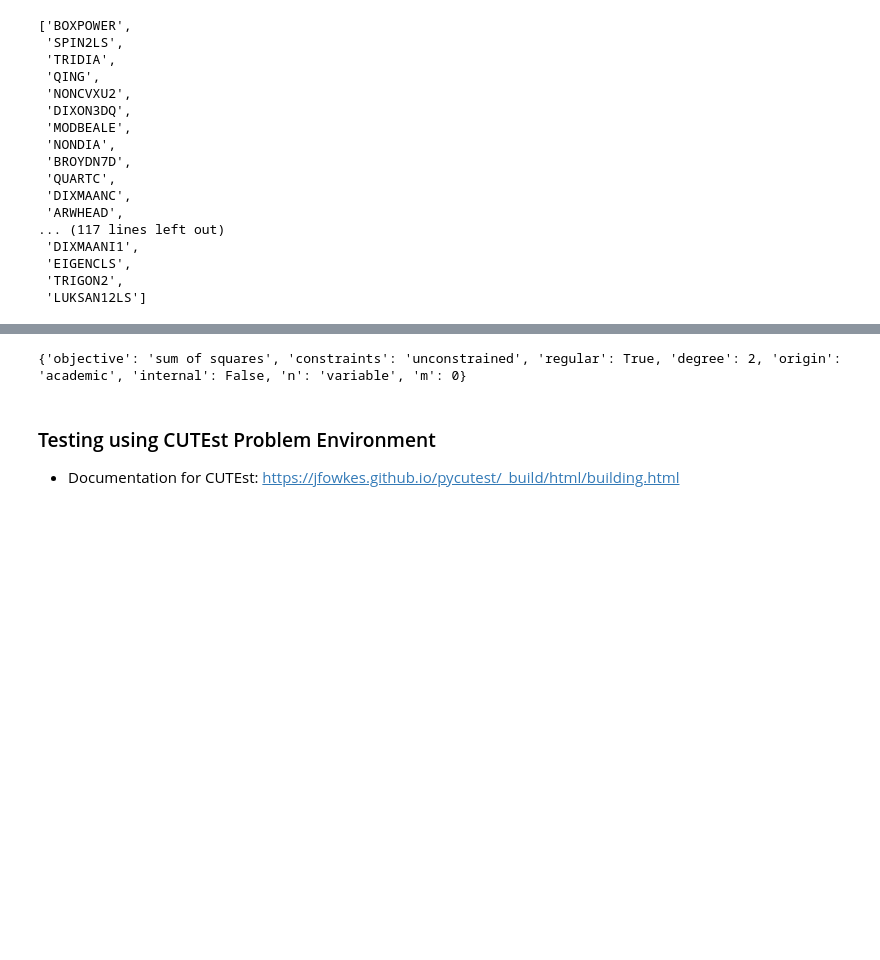
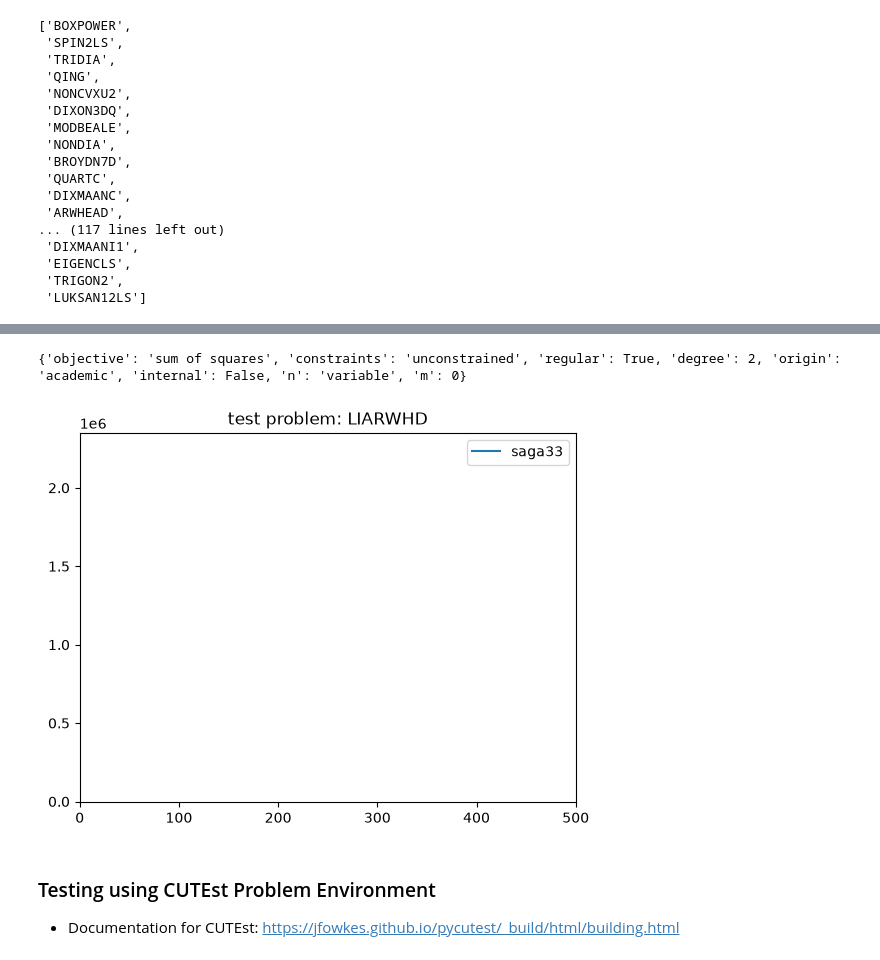
Before and after one commit to rileywuisme/Derivative-Free-Optimization-methods, a Jupyter notebook: SSD_draft.ipynb, the cells around one changed output, grey strips where cells are left out. Cells and saved outputs as stored; diff of their text form; code cells hidden in the pictures; blank space fills up the shorter version.

```diff
--- a/SSD_draft.ipynb
+++ b/SSD_draft.ipynb
@@ -150,22 +136,23 @@ CUTEst counter: {'f': 60085, 'g': 0, 'H': 0, 'Hprod': 0, 'tsetup': 0.0, 'trun':
 # %%
 test_prob = "LIARWHD"
 print(pycutest.problem_properties(test_prob))
 p = pycutest.import_problem(test_prob)
 x0 = p.x0
 # %lprun -f ssd fx, xs, linesearch_hist = ssd(p.obj, x, ls = 'on')
 seed = 3
 # xs33, fx_33, stepsize33, fncall33, failed_counter33 = ssd(p.obj, x0, ls='saga3', max_fn_call=30000, seed=seed, z_init = 'grad')
 # _, fx_33, _, fncall33, _ = ssd(p.obj, x0, ls='saga3', max_fn_call=30000, seed=seed)
-ssd(p.obj, x0, ls='saga1', max_fn_call=30000, seed=seed, z_init = 'grad')
+xs1, fx_11, stpsz1, fncall11, failed_counter1  = ssd(p.obj, x0, ls='saga1', max_fn_call=30000, seed=seed, z_init = 'grad')
 # _, fx_34, _, fncall34, _ = ssd(p.obj, x0, ls='armijo', max_fn_call=30000, seed=seed, z_init = "grad")
-# plt.plot(fncall11, fx_11, label = 'saga33')
+plt.plot(fncall11, fx_11, label = 'saga33')
 
-# plt.title("test problem: " + test_prob)
-# plt.xlim([0, 500])
-# plt.legend()
-# plt.show()
+plt.title("test problem: " + test_prob)
+plt.xlim([0, 500])
+plt.legend()
+plt.show()
 # %% [output]
 {'objective': 'sum of squares', 'constraints': 'unconstrained', 'regular': True, 'degree': 2, 'origin': 'academic', 'internal': False, 'n': 'variable', 'm': 0}
+[figure, added]
 # %% [markdown]
 ### Testing using CUTEst Problem Environment
 * Documentation for CUTEst: https://jfowkes.github.io/pycutest/_build/html/building.html
```
Also changed, not shown: parts of 3 cells of this notebook, 2 other files.
